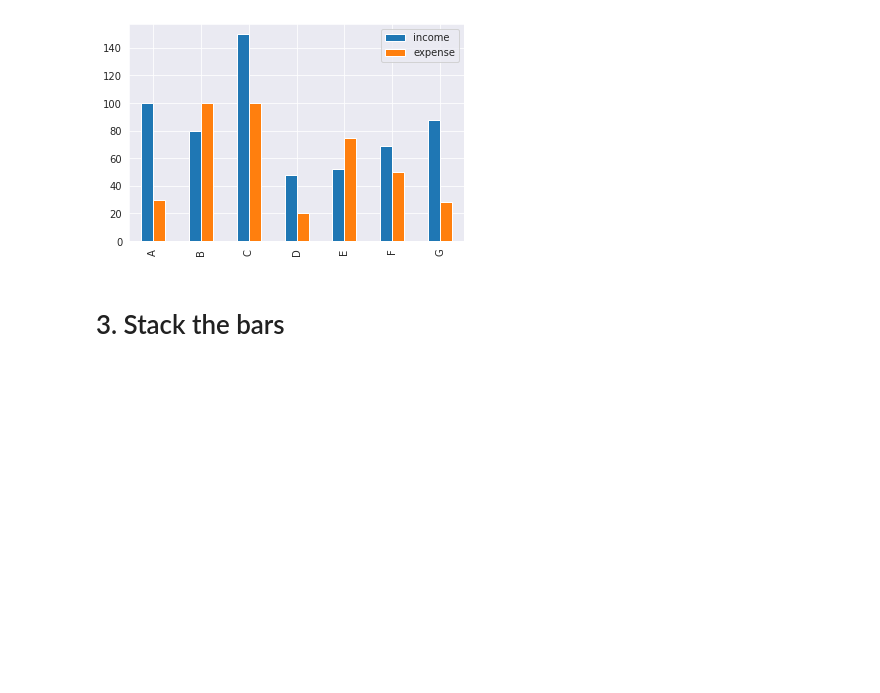
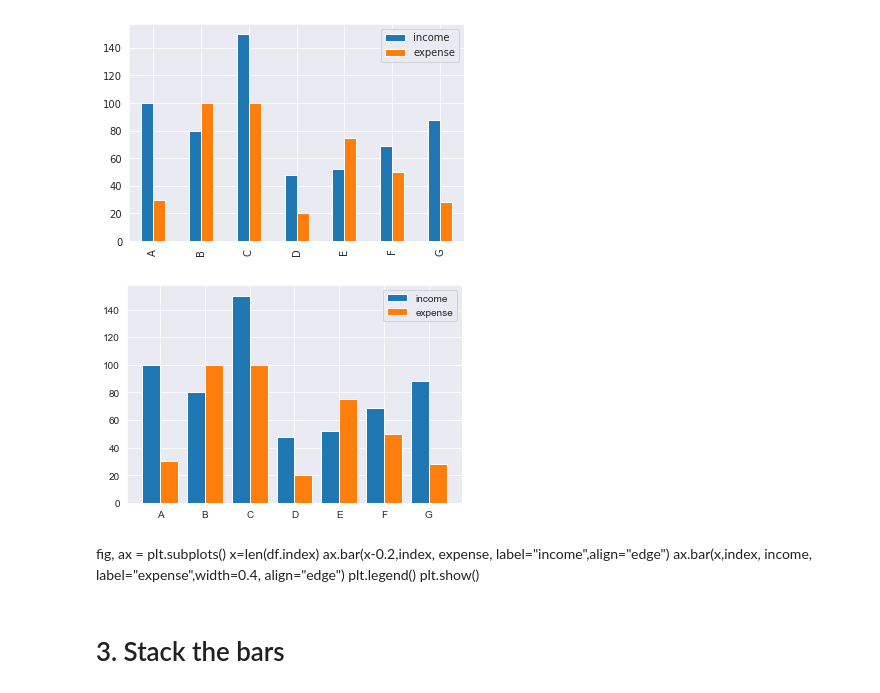
Before and after one commit to Tommyhappy01/2-DATA_SCIENCE, a Jupyter notebook: clarusway gihub/2- Weekly Agenda/week4_DV_student.ipynb, the cells around one changed output. Cells and saved outputs as stored; diff of their text form; code cells hidden in the pictures; blank space fills up the shorter version.

```diff
--- a/clarusway gihub/2- Weekly Agenda/week4_DV_student.ipynb
+++ b/clarusway gihub/2- Weekly Agenda/week4_DV_student.ipynb
@@ -43,5 +37,23 @@ ValueError: Could not interpret input 'index'
 # %% [output]
 <matplotlib.axes._subplots.AxesSubplot at 0x...>
 [figure]
+# %%
+index_axis = np.arange(len(index))
+
+plt.bar(index_axis - 0.2, income, 0.4, label = 'income')
+plt.bar(index_axis + 0.2, expense, 0.4, label = 'expense')
+
+plt.xticks(index_axis, index)
+
+plt.legend();
+# %% [output]
+[figure, added]
+# %% [markdown]
+fig, ax = plt.subplots()
+x=len(df.index)
+ax.bar(x-0.2,index, expense, label="income",align="edge")
+ax.bar(x,index, income, label="expense",width=0.4, align="edge")
+plt.legend()
+plt.show()
 # %% [markdown]
 # 3. Stack the bars
```
Also changed, not shown: parts of 25 cells of this notebook, 20 other files.
